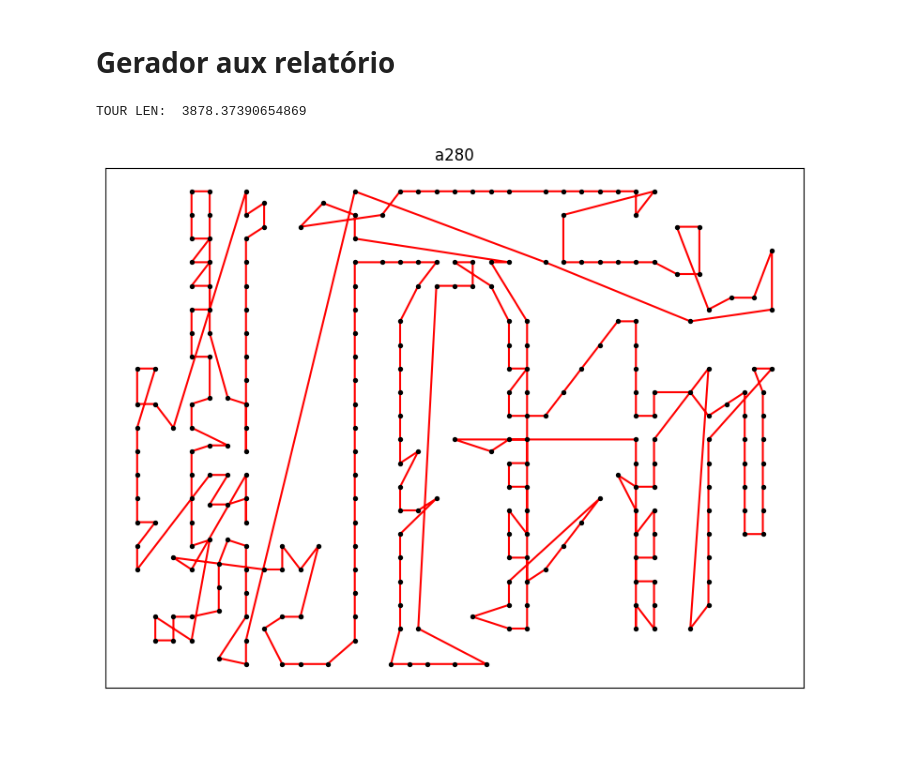
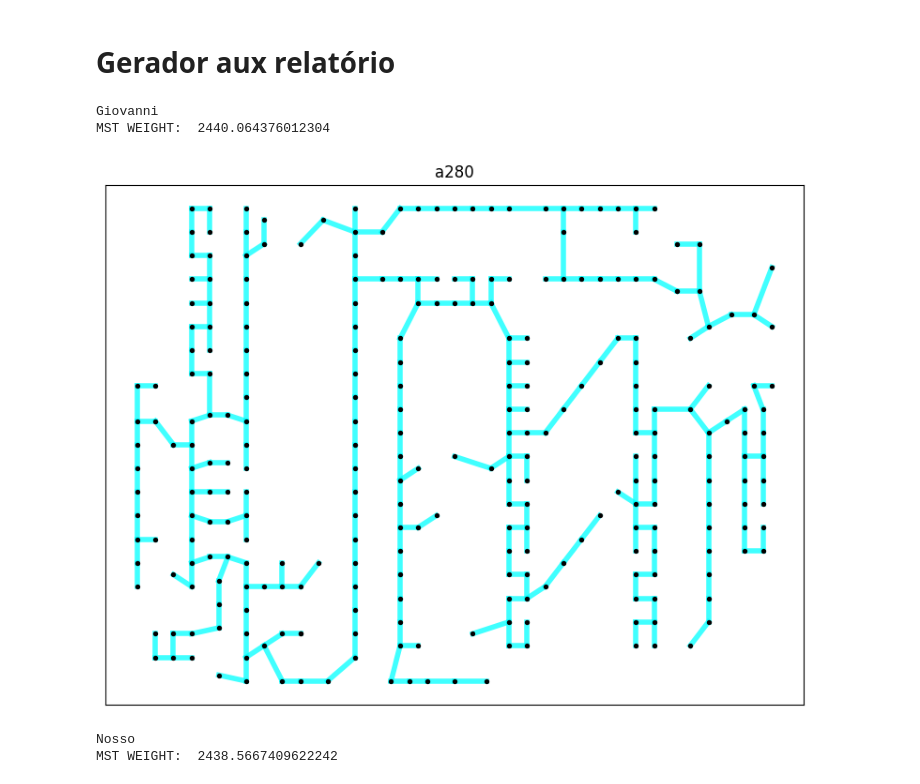
Before and after one commit to srjheam/ufes-mst, a Jupyter notebook: giovanni.ipynb, the cells around one changed output. Saved outputs shown, nothing was run; the diff lists cells and outputs as text; code cells hidden in the pictures; blank space fills up the shorter version.

```diff
--- a/giovanni.ipynb
+++ b/giovanni.ipynb
@@ -3,14 +3,21 @@
 # %%
 # Plot dos exemplos no Jupyter Notebook já que o vadio o vadio do Jheam, que usa WSL,
 # não tem backend de GUI pra plotar imagens
 
 import tsp_plot
 
 file = 'a280'
-enable_mst = False
+enable_mst = True
 enable_tour = False
 
+print('Giovanni')
 tsp_plot.produce_final(f'exemplos/in/{file}.tsp', f'exemplos/mst/{file}.mst' if enable_mst else '', f'exemplos/tour/{file}.tour' if enable_tour else '')
+
+print('Nosso')
+tsp_plot.produce_final(f'exemplos/in/{file}.tsp', f'{file}.mst' if enable_mst else '', f'{file}.tour' if enable_tour else '')
 # %% [output]
-TOUR LEN:  3878.37390654869
+Giovanni
+MST WEIGHT:  2440.064376012304
-[figure, old version]
+[figure, new version]
+Nosso
+MST WEIGHT:  2438.5667409622242
```
Also changed, not shown: parts of 1 cell of this notebook, 2 other files.
